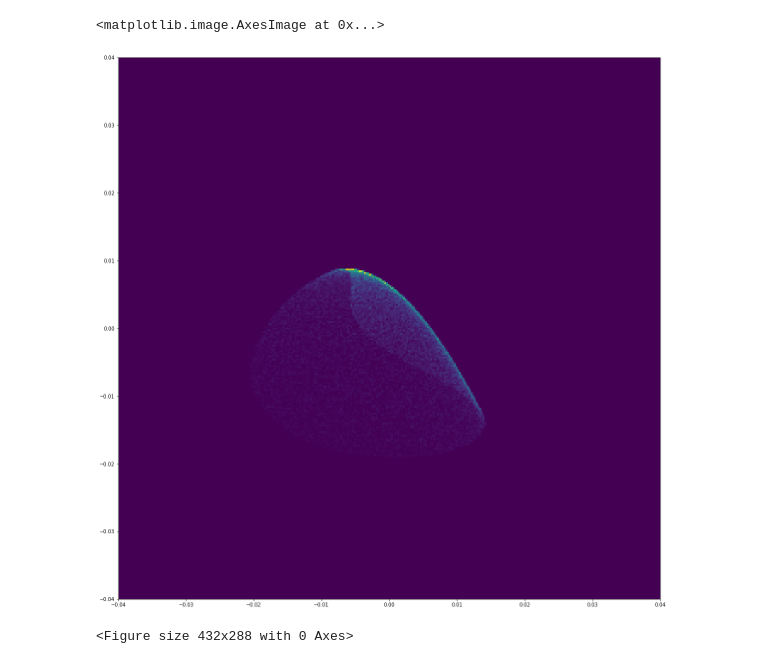
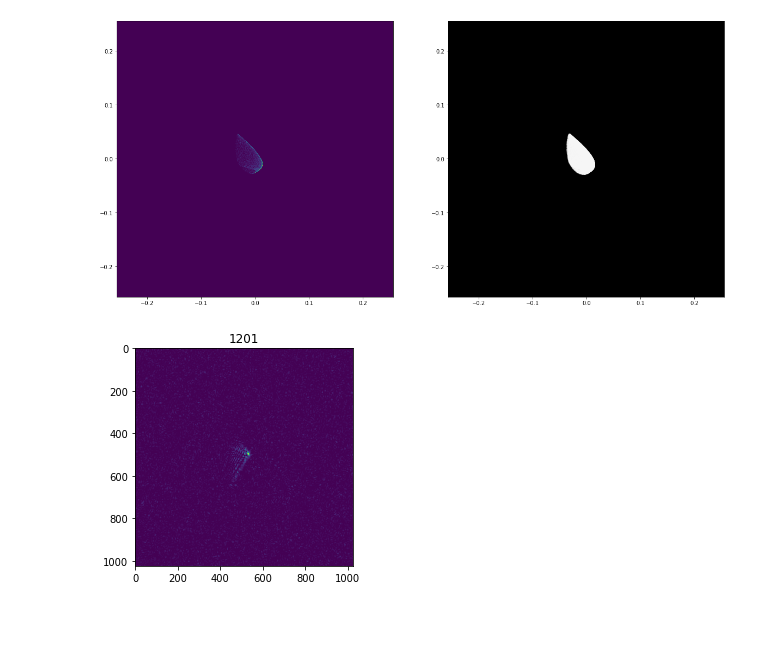
Before and after one commit to antipa/optics, a Jupyter notebook: huygens_PSF.ipynb, the cells around one changed output. Saved outputs shown, nothing was run; the diff lists cells and outputs as text; code cells hidden in the pictures; blank space fills up the shorter version.

```diff
--- a/huygens_PSF.ipynb
+++ b/huygens_PSF.ipynb
@@ -86,12 +96,16 @@ def genSph(efl):
 # Construct a wavefront as a surface
 # genW creates a list. 0 holds the wavefront,
 # 1 is the x derivative and 2 is the y derivative
-zlist = 1+np.r_[1:10]
-zco = .0002*np.random.randn(len(zlist))
+zlist = np.r_[1:11]
+print(zlist)
+zco = .0005*np.random.randn(len(zlist))
 zco[0] = 0
-zco[1] = 0
-zco[2] = 0
+zco[1] = .00
+zco[2] = .00
 
+wx = 100
+wy = 50
+amp = .000
 Wtest, fx, fy = genW(zlist,zco)
 out = np.zeros_like(Rx)
 
@@ -112,20 +127,26 @@ pupil = {
     'W_aber' : W[0],
     'fx_aber' : W[1],
     'fy_aber' : W[2],
-    'efl' : 10,
-    't': 10,
+    'efl' : 12,
+    't': 11.5,
     'ap_type' : 'circ'
 }
 W_sph = genSph(pupil['efl']);
 pupil['W_sph'] = W_sph[0]
 pupil['fx_sph'] = W_sph[1]
 pupil['fy_sph'] = W_sph[2]
+
+W_sin = genSin(wx,wy,amp)
+
+pupil['W_sin'] = W_sin[0]
+pupil['fx_sin'] = W_sin[1]
+pupil['fy_sin'] = W_sin[2]
 # %%
 # Make a function that can compute a ray's position and OPD at the sensor
 def trace_ray(rhox, rhoy, pupil,debug=False):
-    W = pupil['W_sph'](rhox,rhoy) + pupil['W_aber'](rhox,rhoy)
-    fx = pupil['fx_sph'](rhox,rhoy) + pupil['fx_aber'](rhox,rhoy)
-    fy = pupil['fy_sph'](rhox,rhoy) + pupil['fy_aber'](rhox,rhoy)
+    W = pupil['W_sph'](rhox,rhoy) + pupil['W_aber'](rhox,rhoy) + pupil['W_sin'](rhox,rhoy)
+    fx = pupil['fx_sph'](rhox,rhoy) + pupil['fx_aber'](rhox,rhoy) + pupil['fx_sin'](rhox,rhoy)
+    fy = pupil['fy_sph'](rhox,rhoy) + pupil['fy_aber'](rhox,rhoy) + pupil['fy_sin'](rhox,rhoy)
     z0 = W - pupil['t']
     nlength = np.sqrt(1 + fx**2 + fy**2)
     K = -fx/nlength
@@ -205,20 +230,25 @@ sensor['fov']
 # %%
 #bins = sensor['npix'],range=sensor['fov']
-sensor['px']=.05
-yoarr = np.asarray(xo)[:,0]
-xoarr = -np.asarray(yo)[:,0]
+#sensor['px']=.05
+yoarr = np.asarray(yo)[:,0]
+xoarr = np.asarray(xo)[:,0]
 binedgex = np.r_[:sensor['npix'][1]+1]*sensor['px']
 binedgex -= np.mean(binedgex)
 binedgey = np.r_[:sensor['npix'][0]+1]*sensor['px']
 binedgey -= np.mean(binedgey)
 H,xe, ye = np.histogram2d(xoarr,yoarr,
                           bins=[sensor['npix'][1],sensor['npix'][0]],
                           range=[[-sensor['fov'][1]/2,sensor['fov'][1]/2],[-sensor['fov'][0]/2,sensor['fov'][0]/2]])
-plt.figure(figsize=(20,20))
-plt.imshow(H, extent=[-sensor['fov'][0]/2,sensor['fov'][0]/2,-sensor['fov'][1]/2,sensor['fov'][1]/2])
+fig, ax = plt.subplots(1,2,figsize=(20,10))
+figextent = [-sensor['fov'][1]/2,sensor['fov'][1]/2,-sensor['fov'][0]/2,sensor['fov'][0]/2]
+ax[0].imshow(H.transpose()[::-1], extent=figextent)
+ax[1].scatter(xo,yo,s=10,c=[[1, 1, 1]],marker='.',alpha=.1)
+ax[1].set_facecolor((0,0,0))
+
+ax[1].set(xlim=(-sensor['fov'][1]/2,sensor['fov'][1]/2),ylim=(-sensor['fov'][0]/2,sensor['fov'][0]/2))
+ax[1].set_aspect('equal', adjustable='box')
 # %% [output]
-<matplotlib.image.AxesImage at 0x...>
-[figure, old version]
+[figure, new version]
 # %%
 def ray2wave(xo,yo,fx,fy,opl,lamb,sensor, Sx, Sy):
     k = 2*np.pi/lamb
@@ -237,7 +267,7 @@ def drawnow(fig):
     display.display(fig)
 # %%
 # Plane waves loop
-Nrays = 10000
+Nrays = 5000
 xo = []
 yo = []
 opl = []
@@ -250,6 +280,7 @@ f = plt.figure()
 sx = np.linspace(-sensor['fov'][1]/2,sensor['fov'][1]/2,sensor['npix'][1])
 sy = np.linspace(-sensor['fov'][0]/2,sensor['fov'][0]/2,sensor['npix'][0])
 Sx,Sy = np.meshgrid(sx,sy)
+
 for kk in range(Nrays):
 
 
@@ -263,10 +294,8 @@ for kk in range(Nrays):
         rhox = pupil['ca'][1]*(np.random.rand(1) - 0.5)
         rhoy = pupil['ca'][0]*(np.random.rand(1) - 0.5)
 
-
-
     # Launch a ray toward the sensor
-    rays_out = trace_ray(rhox, rhoy, pupil)
+    rays_out = trace_ray(rhox, rhoy, pupil,debug=False)
     xo.append(rays_out[0])
     yo.append(rays_out[1])
     dx.append(xo[kk] - rhox)
@@ -279,13 +308,14 @@ for kk in range(Nrays):
     U = ray2wave(xo[kk],yo[kk],fx[kk],fy[kk],opl[kk],550e-6,sensor, Sx, Sy)
 
     U_accum += U
-    #print(kk)
-    #plt.imshow(np.abs(U_accum)**2)
-    #drawnow(f)
+    if kk%20==1:
+        plt.imshow(np.abs(U_accum)**2)#,extent=figextent)
+        plt.title(kk)
+        drawnow(f)
     # Create the corresponding plane wave on the sensor grid
 
     # Add this plane wave to the existing distribution
 
     # Repeat
 # %% [output]
-<Figure size 432x288 with 0 Axes>
+[figure, added]
```
Also changed, not shown: parts of 11 cells of this notebook.
